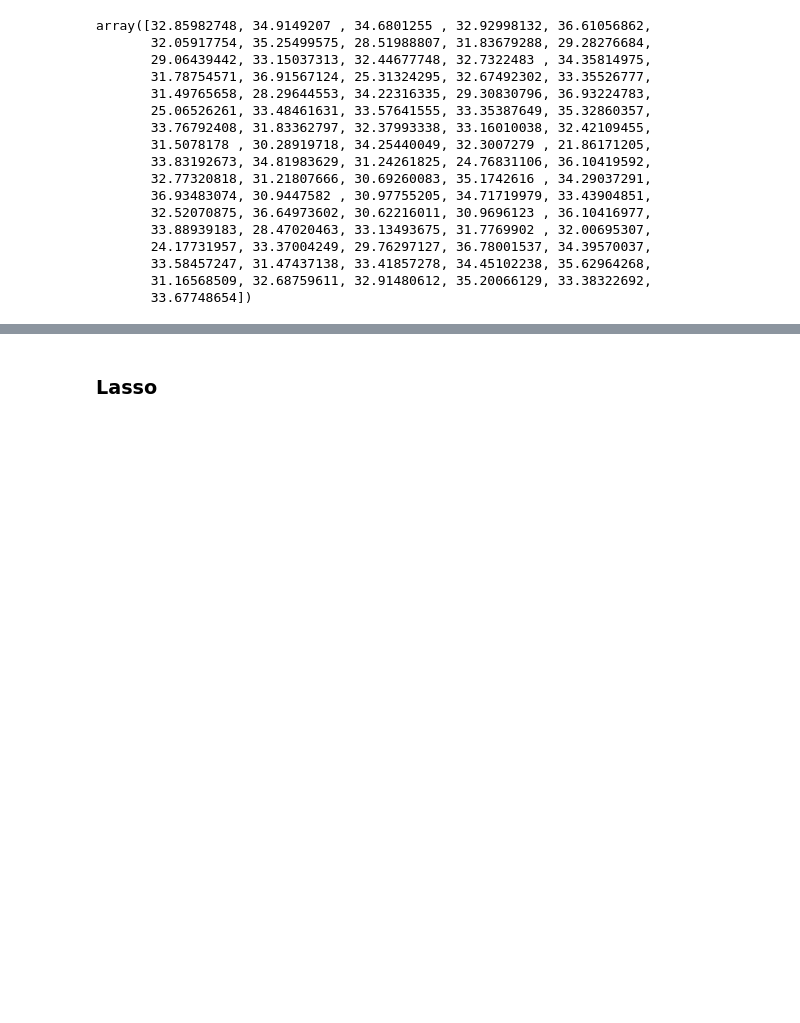
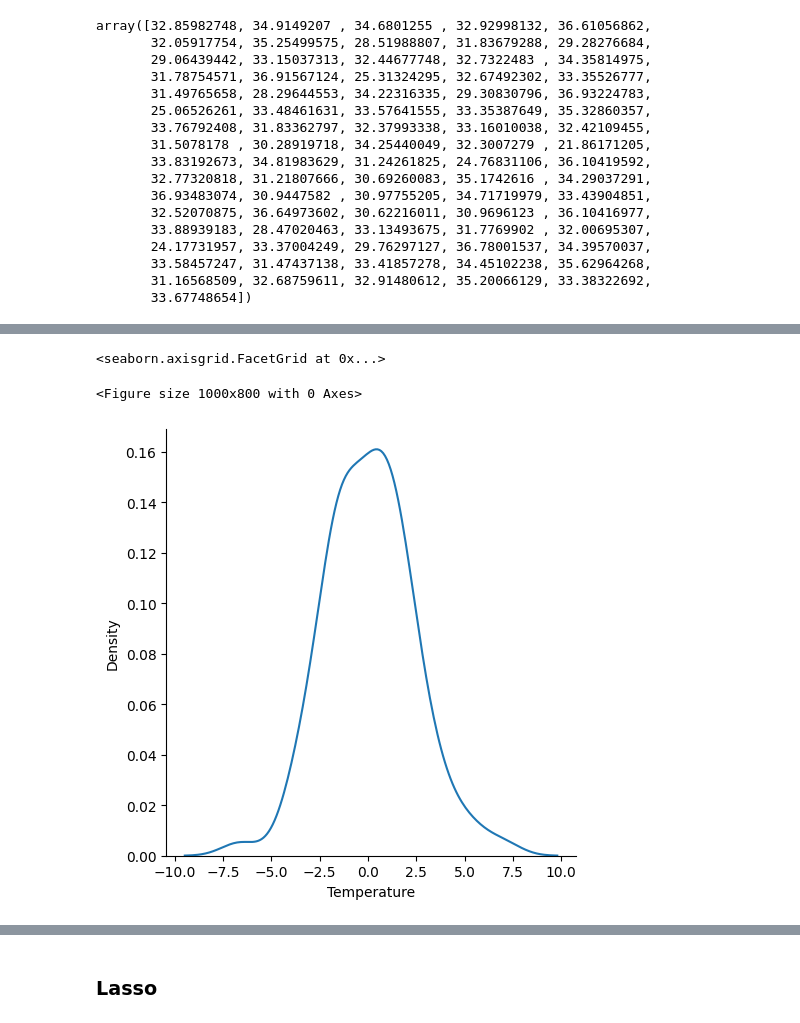
Before and after one commit to Rushi9867/Ineuron_Tasks, a Jupyter notebook: EDA/Algerian_Forest/Algerian_forest.ipynb, the cells around one changed output, grey strips where cells are left out. Saved outputs shown, nothing was run; the diff lists cells and outputs as text; code cells hidden in the pictures; blank space fills up the shorter version.

```diff
--- a/EDA/Algerian_Forest/Algerian_forest.ipynb
+++ b/EDA/Algerian_Forest/Algerian_forest.ipynb
@@ -789,0 +811,4 @@ array([32.85982748, 34.9149207 , 34.6801255 , 32.92998132, 36.61056862,
+# %%
+## residuals
+residuals1 = y_test - rid_pred
+residuals1
@@ -789,0 +828,7 @@ array([32.85982748, 34.9149207 , 34.6801255 , 32.92998132, 36.61056862,
+# %%
+fig = plt.figure(figsize=(10,8))
+sns.displot(residuals1,kind='kde')
+# %% [output]
+<seaborn.axisgrid.FacetGrid at 0x...>
+<Figure size 1000x800 with 0 Axes>
+[figure, added]
```
Also changed, not shown: parts of 18 cells of this notebook.
